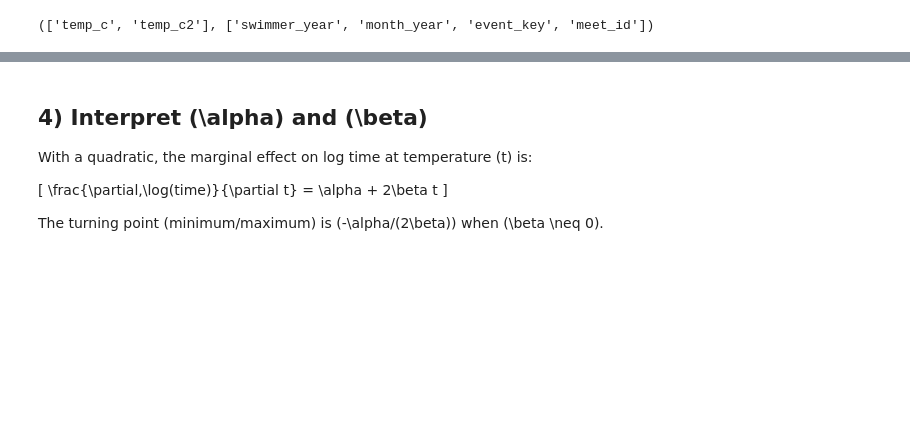
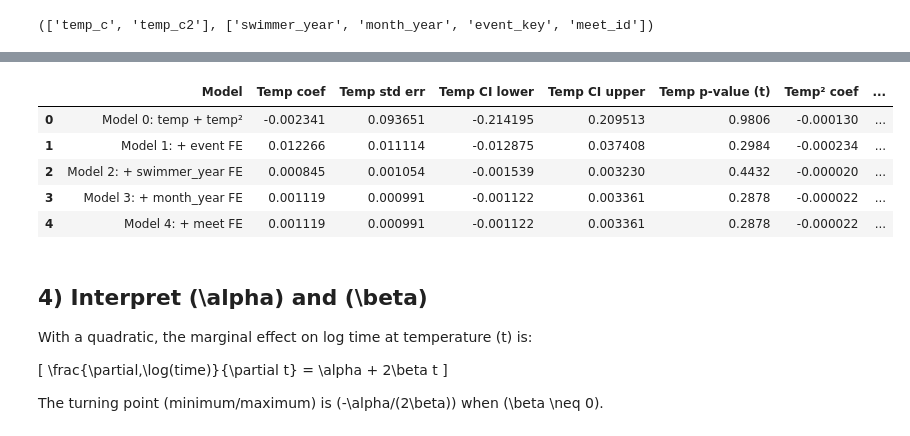
Before and after one commit to serenahuang225/swim-performance, a Jupyter notebook: notebooks/05_causal_fe_ols_statsmodels.ipynb, the cells around one changed output, grey strips where cells are left out. Drawn from its saved outputs; the diff is of its cells as text; code cells hidden in the pictures; blank space fills up the shorter version.

```diff
--- a/notebooks/05_causal_fe_ols_statsmodels.ipynb
+++ b/notebooks/05_causal_fe_ols_statsmodels.ipynb
@@ -226,3 +375,44 @@ temp_c2 -0.000022  0.000022  0.345613
+# %%
+model_specs = [
+    ("Model 0: temp + temp²", []),
+    ("Model 1: + event FE", ["event_key"]),
+    ("Model 2: + swimmer_year FE", ["event_key", "swimmer_year"]),
+    ("Model 3: + month_year FE", ["event_key", "swimmer_year", "month_year"]),
+    ("Model 4: + meet FE", ["event_key", "swimmer_year", "month_year", "meet_id"]),
+]
+
+exposure_terms = ("temp", "temp2")
+
+rows = []
+for label, fe in model_specs:
+    res = fit_model(df, fe)
+    row = {"Model": label}
+    row.update(_term_row(res, "temp", "Temp"))
+    row.update(_term_row(res, "temp2", "Temp²"))
+    f_stat, f_p = joint_exposure_f_test(res, exposure_terms)
+    row["Joint F stat"] = f_stat
+    row["Joint F p-value"] = f_p
+    rows.append(row)
+
+model_ladder = pd.DataFrame(rows)
+
+model_ladder_display = model_ladder.copy()
+for col in model_ladder_display.columns:
+    if col == "Model":
+        continue
+    if "p-value" in col or col == "Joint F stat":
+        model_ladder_display[col] = model_ladder_display[col].map(lambda x: f"{x:.4f}")
+    else:
+        model_ladder_display[col] = model_ladder_display[col].map(lambda x: f"{x:.6f}")
+
+model_ladder_display
+# %% [output]
+|  | Model | Temp coef | Temp std err | Temp CI lower | Temp CI upper | Temp p-value (t) | Temp² coef | ... |
+| 0 | Model 0: temp + temp² | -0.002341 | 0.093651 | -0.214195 | 0.209513 | 0.9806 | -0.000130 | ... |
+| 1 | Model 1: + event FE | 0.012266 | 0.011114 | -0.012875 | 0.037408 | 0.2984 | -0.000234 | ... |
+| 2 | Model 2: + swimmer_year FE | 0.000845 | 0.001054 | -0.001539 | 0.003230 | 0.4432 | -0.000020 | ... |
+| 3 | Model 3: + month_year FE | 0.001119 | 0.000991 | -0.001122 | 0.003361 | 0.2878 | -0.000022 | ... |
+| 4 | Model 4: + meet FE | 0.001119 | 0.000991 | -0.001122 | 0.003361 | 0.2878 | -0.000022 | ... |
 # %% [markdown]
 ## 4) Interpret \(\alpha\) and \(\beta\)
 
```
Also changed, not shown: parts of 9 cells of this notebook, 1 other file.
